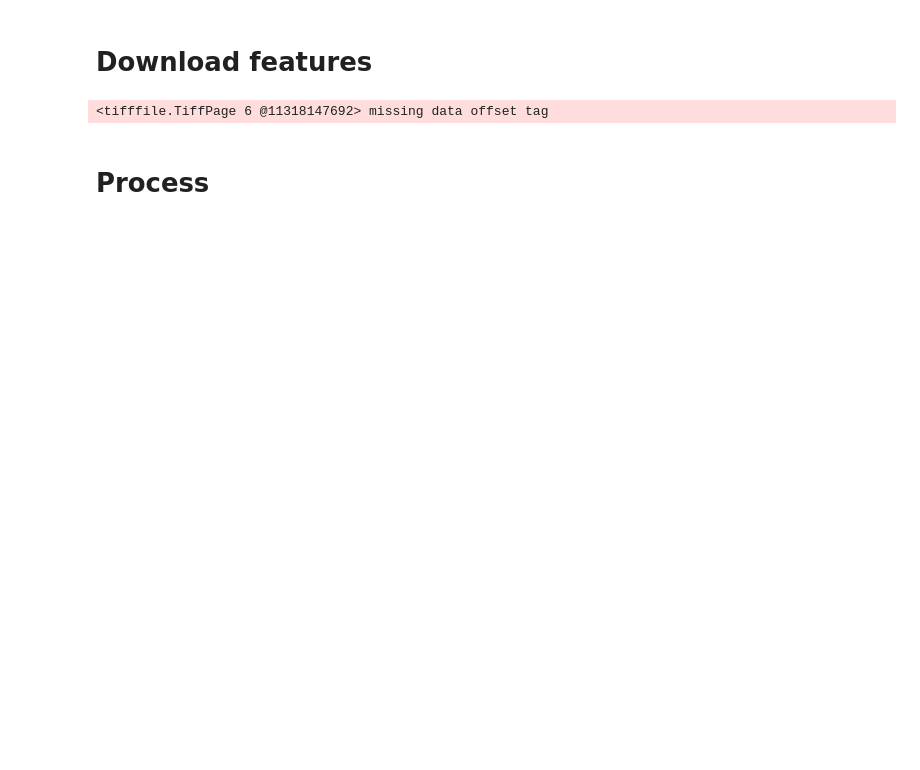
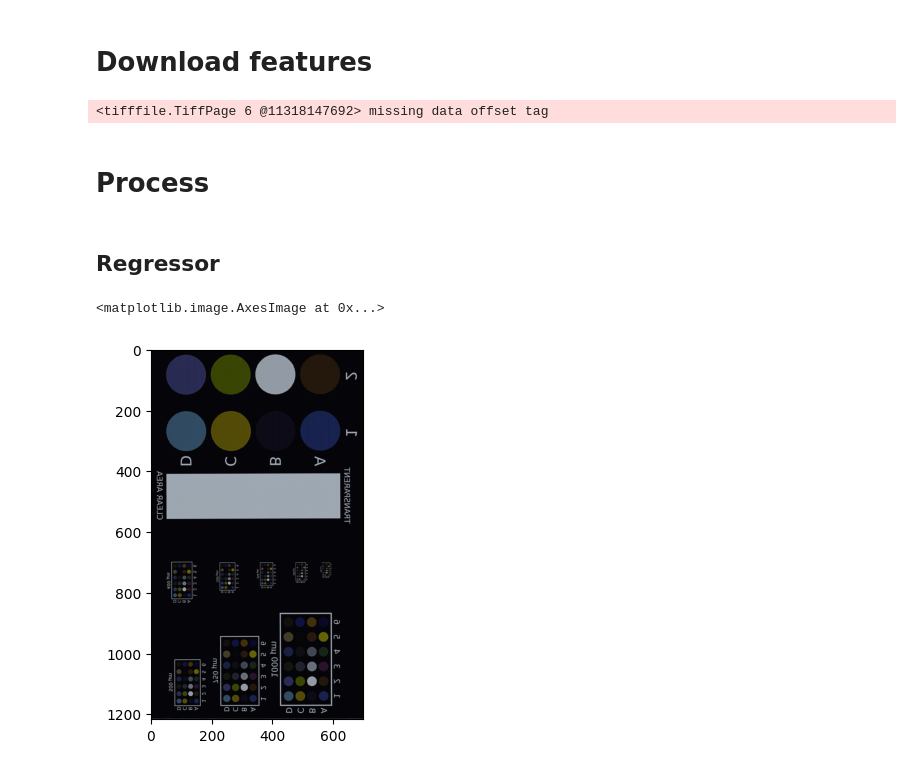
Before and after one commit to slendersold/colour_project, a Jupyter notebook: CCexps.ipynb, the cells around one changed output. Saved outputs shown, nothing was run; the diff lists cells and outputs as text; code cells hidden in the pictures; blank space fills up the shorter version.

```diff
--- a/CCexps.ipynb
+++ b/CCexps.ipynb
@@ -75,29 +75,37 @@ colour_arrays = {
 }
 # %% [markdown]
 # Process
+# %% [markdown]
+## Regressor
 # %%
-from sklearn.cross_decomposition import PLSRegression
-reg = PLSRegression(n_components=colour_arrays["exp_srgbs"].shape[-1])
-# reg.fit(colour_arrays["exp_srgbs"], colour_arrays["ref_srgbs"])
-reg.fit(colour_arrays["exp_xyz"], colour_arrays["ref_xyz"])
-mod_img = images["R1_111_XYZ"].copy()
-sz = images["R1_111"].shape[:2]
-img_ = mod_img.reshape(-1,3)
-img_ = img_.astype(np.float32)
-img_ = reg.predict(img_)
-images["cor1R1_111"] = img_.reshape(sz[0],sz[1],3)
-    # for i, strip in enumerate(mod_img):
-    #     strip = self.reg.predict(strip)
-    #     mod_img[i] = strip.copy()
-    # return np.clip(mod_img, 0, 1)
+# from sklearn.cross_decomposition import PLSRegression
+# reg = PLSRegression(n_components=colour_arrays["exp_srgbs"].shape[-1])
+# # reg.fit(colour_arrays["exp_srgbs"], colour_arrays["ref_srgbs"])
+# reg.fit(colour_arrays["exp_xyz"], colour_arrays["ref_xyz"])
+# mod_img = images["R1_111_XYZ"].copy()
+# sz = images["R1_111"].shape[:2]
+# img_ = mod_img.reshape(-1,3)
+# img_ = img_.astype(np.float32)
+# img_ = reg.predict(img_)
+# images["cor1R1_111"] = XYZ_to_RGB(img_.reshape(sz[0],sz[1],3), SRGB_COLSPACE)
+#     # for i, strip in enumerate(mod_img):
+#     #     strip = self.reg.predict(strip)
+#     #     mod_img[i] = strip.copy()
+#     # return np.clip(mod_img, 0, 1)
 # %%
 from sklearn.cross_decomposition import PLSRegression
+
 reg = PLSRegression(n_components=colour_arrays["exp_srgbs"].shape[-1])
 # reg.fit(colour_arrays["exp_srgbs"], colour_arrays["ref_srgbs"])
 reg.fit(colour_arrays["exp_xyz"], colour_arrays["ref_xyz"])
 mod_img = images["R1_111_XYZ"].copy()
 for i, strip in enumerate(mod_img):
-        strip = reg.predict(strip)
-        mod_img[i] = strip.copy()
-    # return np.clip(mod_img, 0, 1)
-images["cor2R1_111"] = img_.reshape(sz[0],sz[1],3)
+    strip = reg.predict(strip)
+    mod_img[i] = strip.copy()
+
+
+mod_img.min()
+plt.imshow(mod_img)
+# %% [output]
+<matplotlib.image.AxesImage at 0x...>
+[figure, added]
```
Also changed, not shown: parts of 7 cells of this notebook.
